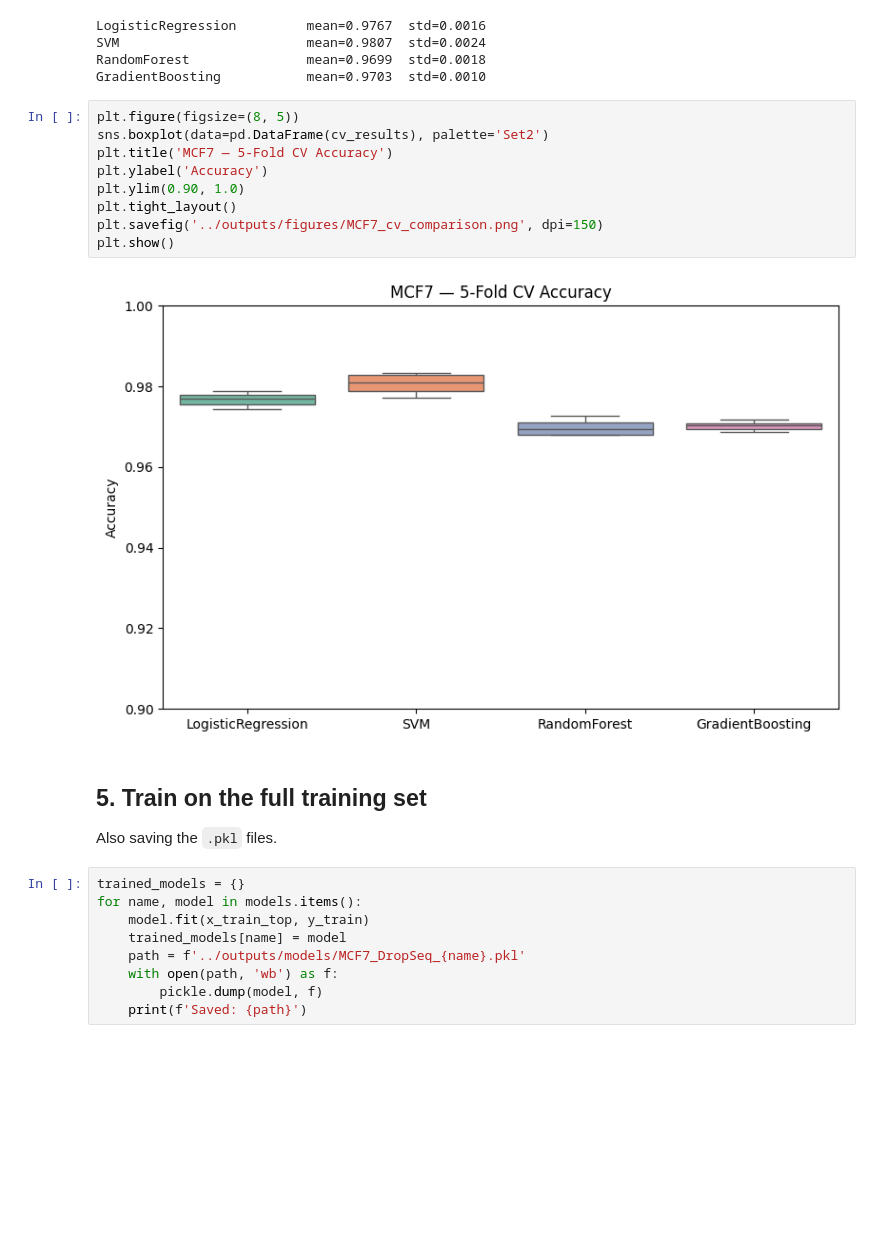
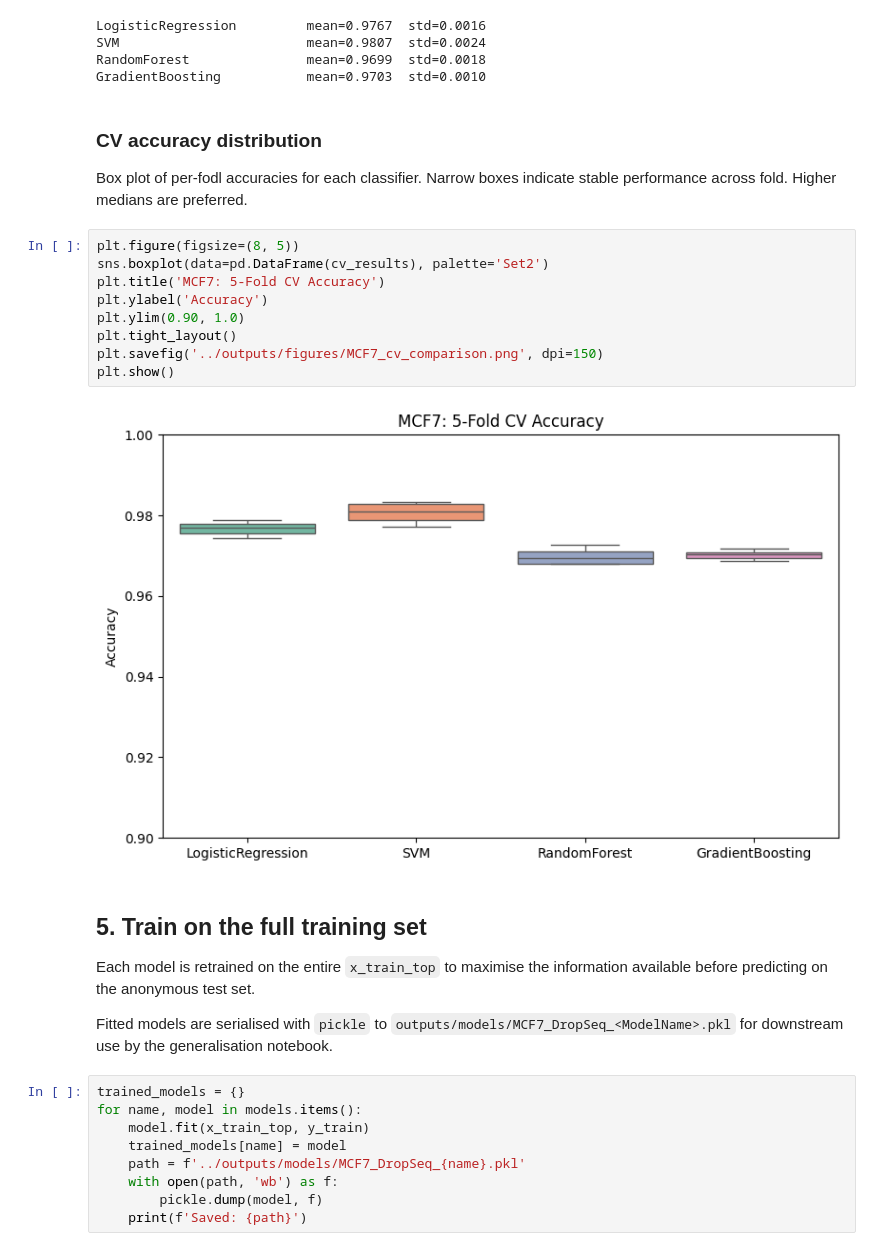
Before and after one commit to maraandronache/hypoxia-classifier, a Jupyter notebook: notebooks/03a_classifiers_MCF7.ipynb, the cells around one changed output. Saved outputs shown, nothing was run; the diff lists cells and outputs as text; blank space fills up the shorter version.

Commit message:
added some more comments, i'll have to see how i mix the two when we put everything in the one big notebook

```diff
--- a/notebooks/03a_classifiers_MCF7.ipynb
+++ b/notebooks/03a_classifiers_MCF7.ipynb
@@ -118,21 +138,27 @@ LogisticRegression         mean=0.9767  std=0.0016
 SVM                        mean=0.9807  std=0.0024
 RandomForest               mean=0.9699  std=0.0018
 GradientBoosting           mean=0.9703  std=0.0010
+# %% [markdown]
+### CV accuracy distribution
+
+Box plot of per-fodl accuracies for each classifier. Narrow boxes indicate stable performance across fold. Higher medians are preferred.
 # %%
 plt.figure(figsize=(8, 5))
 sns.boxplot(data=pd.DataFrame(cv_results), palette='Set2')
-plt.title('MCF7 — 5-Fold CV Accuracy')
+plt.title('MCF7: 5-Fold CV Accuracy')
 plt.ylabel('Accuracy')
 plt.ylim(0.90, 1.0)
 plt.tight_layout()
 plt.savefig('../outputs/figures/MCF7_cv_comparison.png', dpi=150)
 plt.show()
 # %% [output]
-[figure, old version]
+[figure, new version]
 # %% [markdown]
 ## 5. Train on the full training set
 
-Also saving the `.pkl` files.
+Each model is retrained on the entire `x_train_top` to maximise the information available before predicting on the anonymous test set.
+
+Fitted models are serialised with `pickle` to `outputs/models/MCF7_DropSeq_<ModelName>.pkl` for downstream use by the generalisation notebook.
 # %%
 trained_models = {}
 for name, model in models.items():
```
Also changed, not shown: parts of 9 cells of this notebook.
